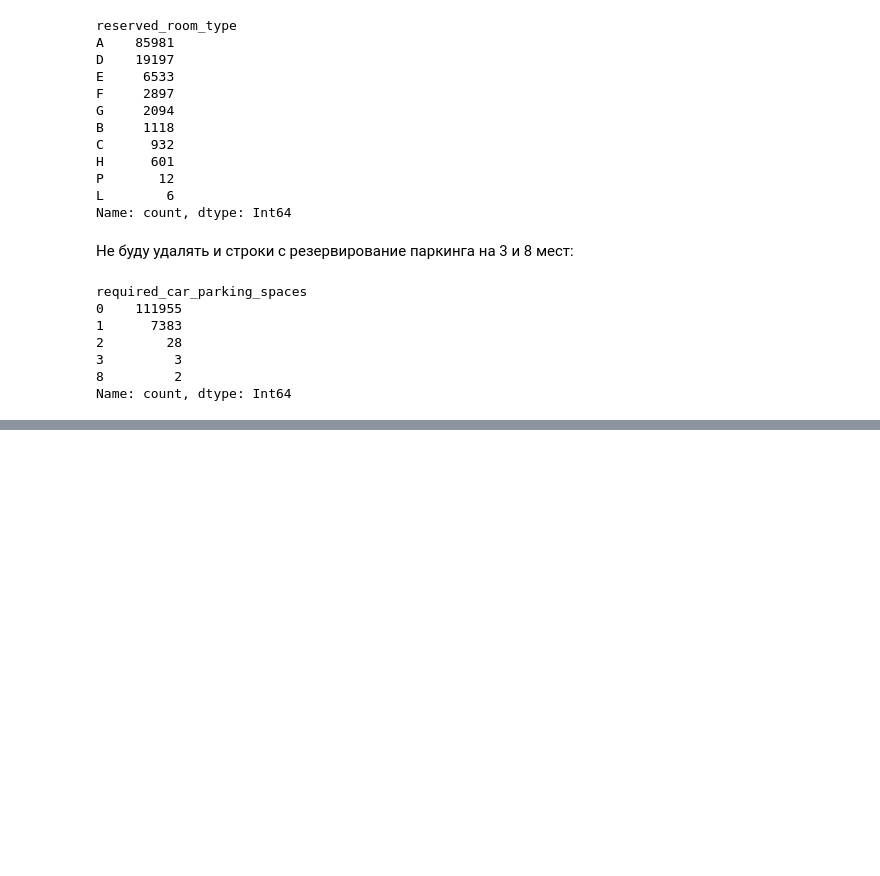
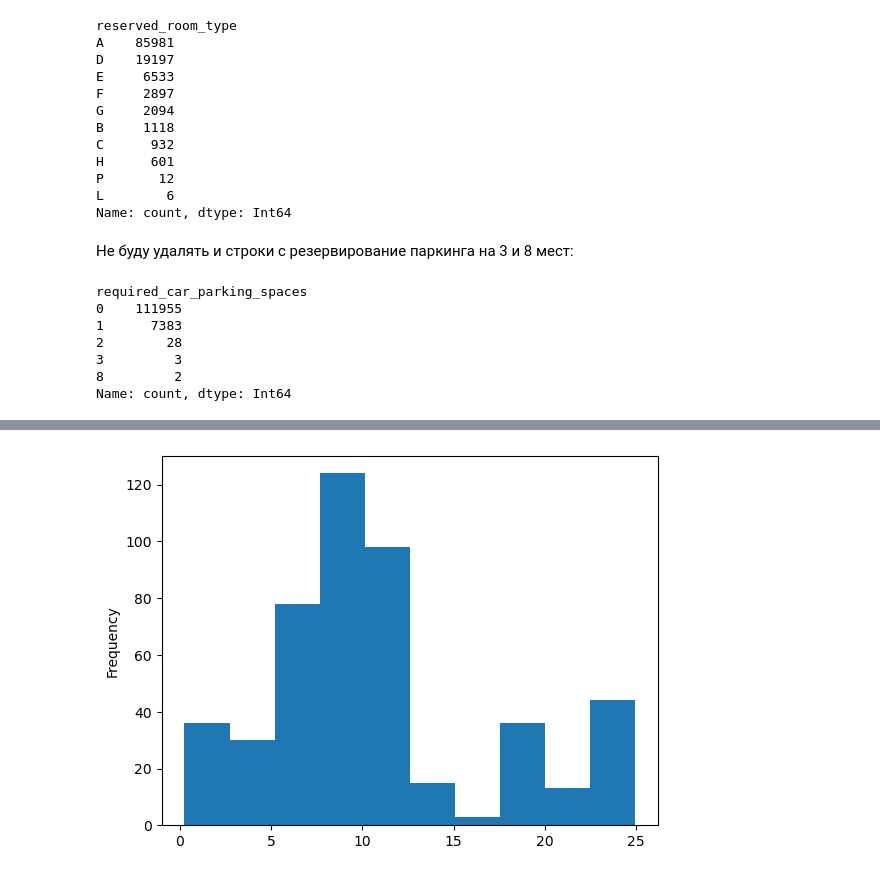
Before and after one commit to gbrs/bookings_eda, a Jupyter notebook: bookings_eda.ipynb, the cells around one changed output, grey strips where cells are left out. Saved outputs shown, nothing was run; the diff lists cells and outputs as text; code cells hidden in the pictures; blank space fills up the shorter version.

```diff
--- a/bookings_eda.ipynb
+++ b/bookings_eda.ipynb
@@ -463,0 +487,4 @@ Name: count, dtype: Int64
+# %%
+df.adr[(df.adr < 25) & (df.adr > 0) ].plot.hist();
+# %% [output]
+[figure, added]
```
Also changed, not shown: parts of 14 cells of this notebook, 1 other file.
